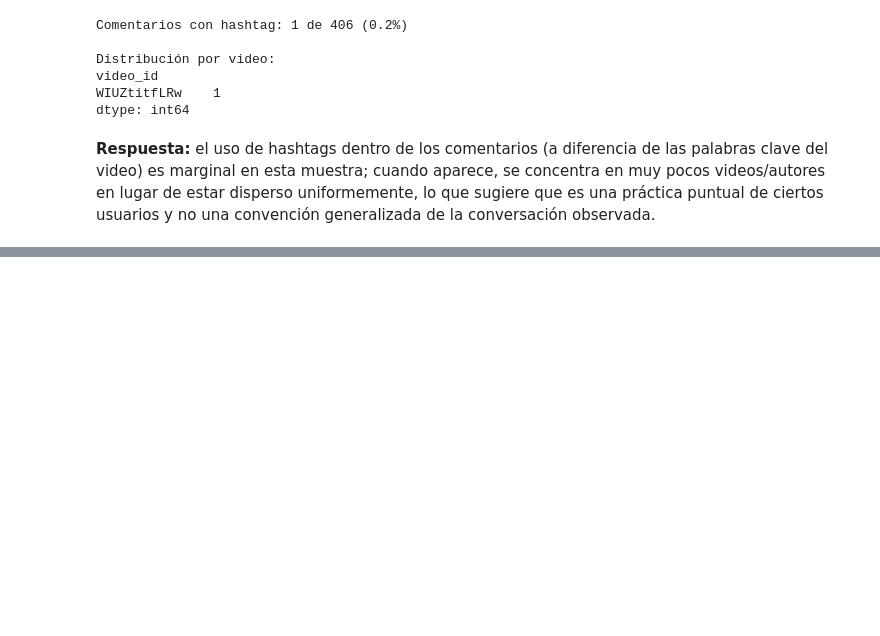
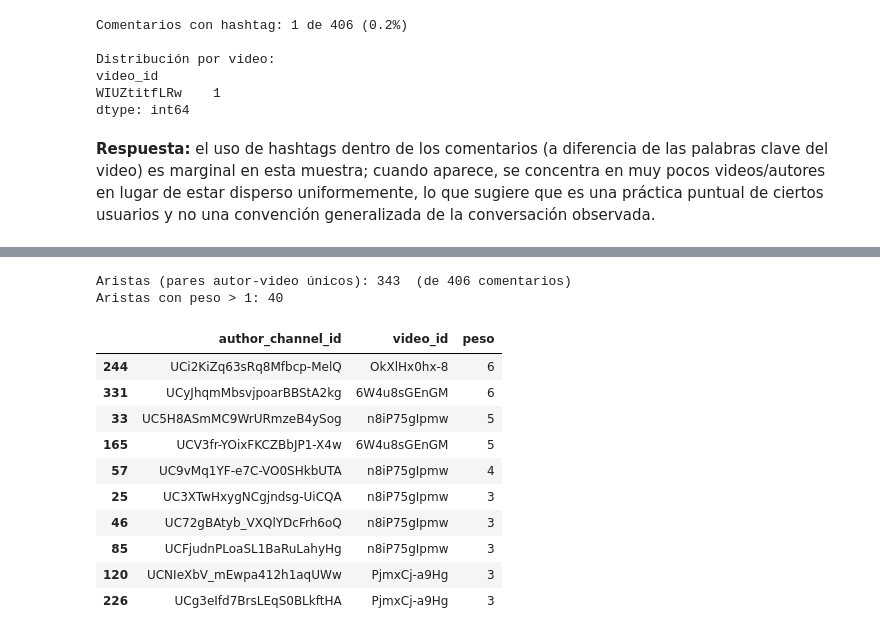
Before and after one commit to DavidDominguez-11/DS-Lab1, a Jupyter notebook: Laboratorio_6.ipynb, the cells around one changed output, grey strips where cells are left out. Saved outputs shown, nothing was run; the diff lists cells and outputs as text; code cells hidden in the pictures; blank space fills up the shorter version.

```diff
--- a/Laboratorio_6.ipynb
+++ b/Laboratorio_6.ipynb
@@ -1070,0 +1084,24 @@ usuarios y no una convención generalizada de la conversación observada.
+# %%
+aristas = (
+    comments.groupby(["author_channel_id", "video_id"])
+    .size()
+    .rename("peso")
+    .reset_index()
+)
+print(f"Aristas (pares autor-video únicos): {len(aristas)}  (de {len(comments)} comentarios)")
+print(f"Aristas con peso > 1: {(aristas['peso'] > 1).sum()}")
+aristas.sort_values("peso", ascending=False).head(10)
+# %% [output]
+Aristas (pares autor-video únicos): 343  (de 406 comentarios)
+Aristas con peso > 1: 40
+|  | author_channel_id | video_id | peso |
+| 244 | UCi2KiZq63sRq8Mfbcp-MelQ | OkXlHx0hx-8 | 6 |
+| 331 | UCyJhqmMbsvjpoarBBStA2kg | 6W4u8sGEnGM | 6 |
+| 33 | UC5H8ASmMC9WrURmzeB4ySog | n8iP75gIpmw | 5 |
+| 165 | UCV3fr-YOixFKCZBbJP1-X4w | 6W4u8sGEnGM | 5 |
+| 57 | UC9vMq1YF-e7C-VO0SHkbUTA | n8iP75gIpmw | 4 |
+| 25 | UC3XTwHxygNCgjndsg-UiCQA | n8iP75gIpmw | 3 |
+| 46 | UC72gBAtyb_VXQlYDcFrh6oQ | n8iP75gIpmw | 3 |
+| 85 | UCFjudnPLoaSL1BaRuLahyHg | n8iP75gIpmw | 3 |
+| 120 | UCNIeXbV_mEwpa412h1aqUWw | PjmxCj-a9Hg | 3 |
+| 226 | UCg3eIfd7BrsLEqS0BLkftHA | PjmxCj-a9Hg | 3 |
```
Also changed, not shown: parts of 8 cells of this notebook.
